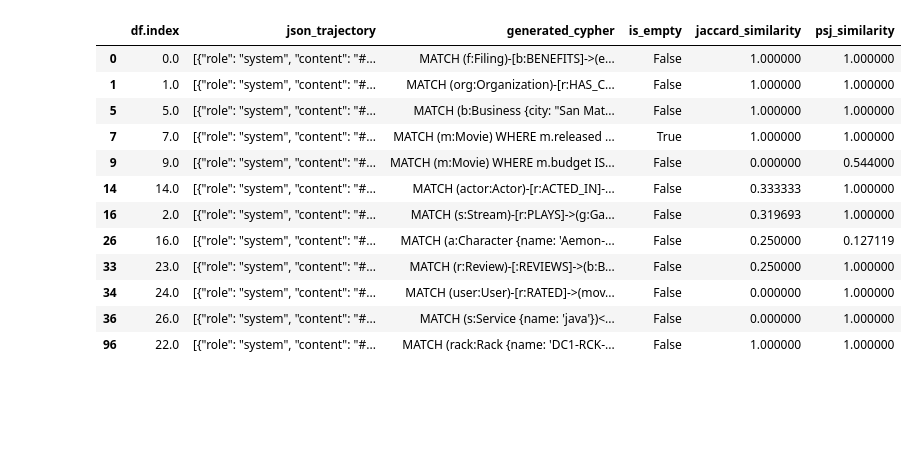
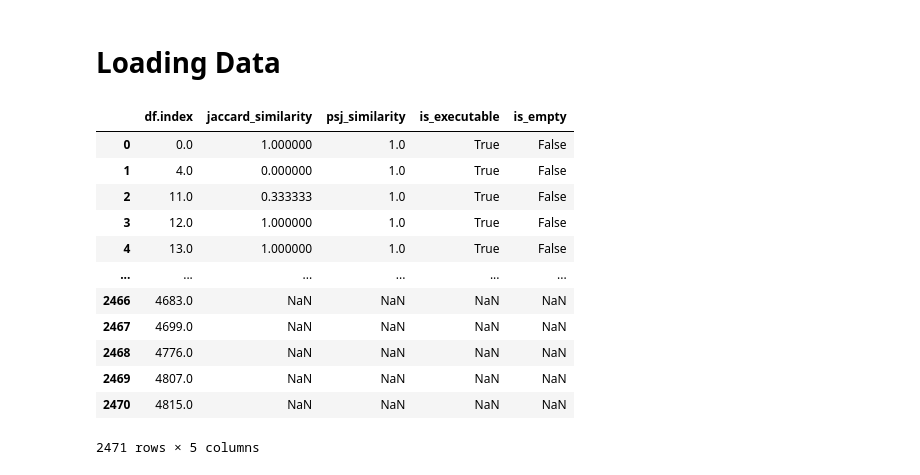
Before and after one commit to ashkihotah/text-to-cypher, a Jupyter notebook: notebooks/evaluation.ipynb, the cells around one changed output. Drawn from its saved outputs; the diff is of its cells as text; code cells hidden in the pictures; blank space fills up the shorter version.

```diff
--- a/notebooks/evaluation.ipynb
+++ b/notebooks/evaluation.ipynb
@@ -3,17 +4,21 @@ import pandas as pd
+# %% [markdown]
+# Loading Data
+# %%
+input_path = "../data/interim/evaluations/gpt-4.1/test.csv"
 # %%
-df = pd.read_csv("../data/interim/neo4j-2024v1/trajectories.csv").dropna()
+df = pd.read_csv(input_path)
 df
 # %% [output]
-|  | df.index | json_trajectory | generated_cypher | is_empty | jaccard_similarity | psj_similarity |
-| 0 | 0.0 | [{"role": "system", "content": "#... | MATCH (f:Filing)-[b:BENEFITS]->(e... | False | 1.000000 | 1.000000 |
-| 1 | 1.0 | [{"role": "system", "content": "#... | MATCH (org:Organization)-[r:HAS_C... | False | 1.000000 | 1.000000 |
-| 5 | 5.0 | [{"role": "system", "content": "#... | MATCH (b:Business {city: "San Mat... | False | 1.000000 | 1.000000 |
-| 7 | 7.0 | [{"role": "system", "content": "#... | MATCH (m:Movie) WHERE m.released ... | True | 1.000000 | 1.000000 |
-| 9 | 9.0 | [{"role": "system", "content": "#... | MATCH (m:Movie) WHERE m.budget IS... | False | 0.000000 | 0.544000 |
-| 14 | 14.0 | [{"role": "system", "content": "#... | MATCH (actor:Actor)-[r:ACTED_IN]-... | False | 0.333333 | 1.000000 |
-| 16 | 2.0 | [{"role": "system", "content": "#... | MATCH (s:Stream)-[r:PLAYS]->(g:Ga... | False | 0.319693 | 1.000000 |
-| 26 | 16.0 | [{"role": "system", "content": "#... | MATCH (a:Character {name: 'Aemon-... | False | 0.250000 | 0.127119 |
-| 33 | 23.0 | [{"role": "system", "content": "#... | MATCH (r:Review)-[:REVIEWS]->(b:B... | False | 0.250000 | 1.000000 |
-| 34 | 24.0 | [{"role": "system", "content": "#... | MATCH (user:User)-[r:RATED]->(mov... | False | 0.000000 | 1.000000 |
-| 36 | 26.0 | [{"role": "system", "content": "#... | MATCH (s:Service {name: 'java'})<... | False | 0.000000 | 1.000000 |
-| 96 | 22.0 | [{"role": "system", "content": "#... | MATCH (rack:Rack {name: 'DC1-RCK-... | False | 1.000000 | 1.000000 |
+|  | df.index | jaccard_similarity | psj_similarity | is_executable | is_empty |
+| 0 | 0.0 | 1.000000 | 1.0 | True | False |
+| 1 | 4.0 | 0.000000 | 1.0 | True | False |
+| 2 | 11.0 | 0.333333 | 1.0 | True | False |
+| 3 | 12.0 | 1.000000 | 1.0 | True | False |
+| 4 | 13.0 | 1.000000 | 1.0 | True | False |
+| ... | ... | ... | ... | ... | ... |
+| 2466 | 4683.0 | NaN | NaN | NaN | NaN |
+| 2467 | 4699.0 | NaN | NaN | NaN | NaN |
+| 2468 | 4776.0 | NaN | NaN | NaN | NaN |
+| 2469 | 4807.0 | NaN | NaN | NaN | NaN |
+| 2470 | 4815.0 | NaN | NaN | NaN | NaN |
+2471 rows × 5 columns
```
Also changed, not shown: parts of 11 cells of this notebook, 31 other files.
